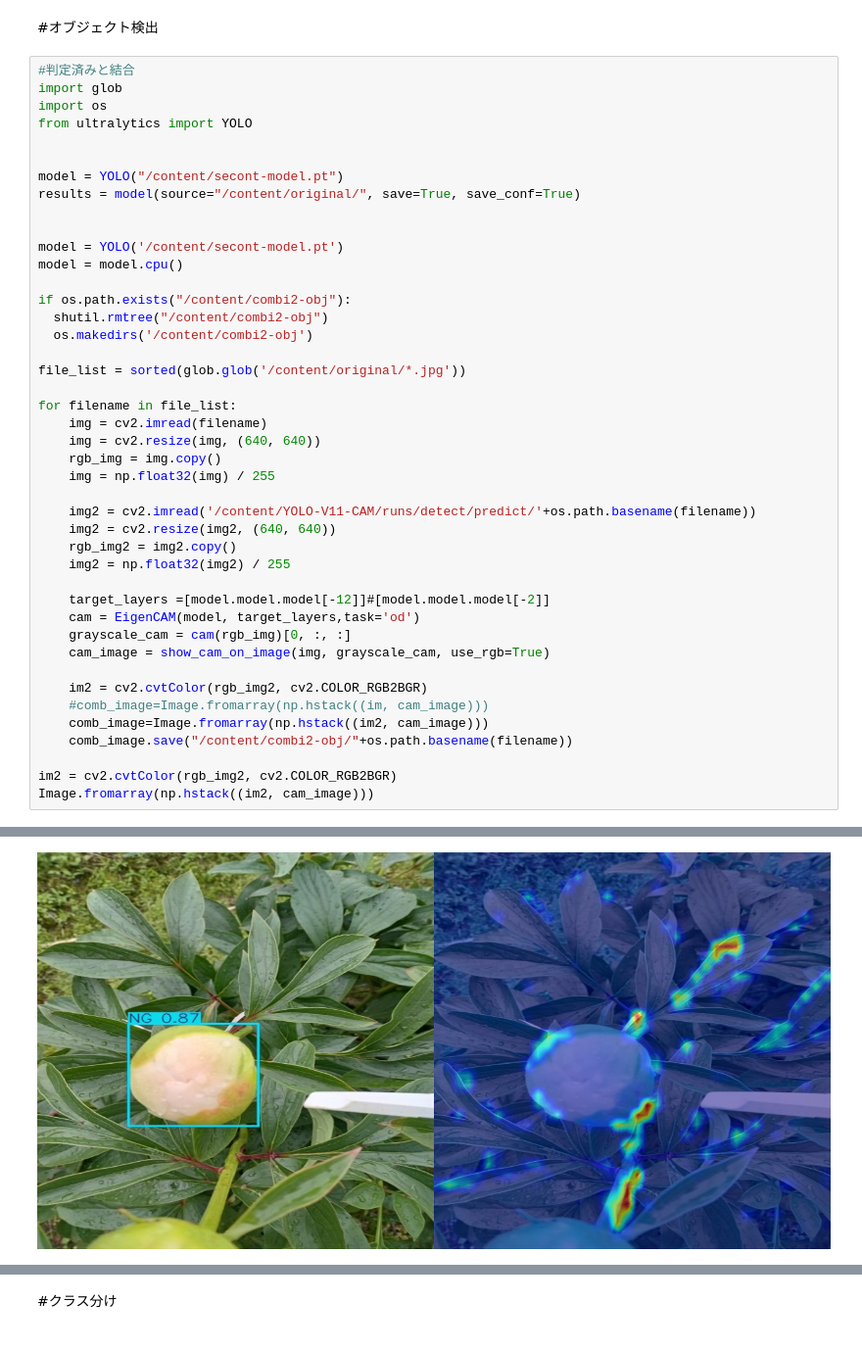
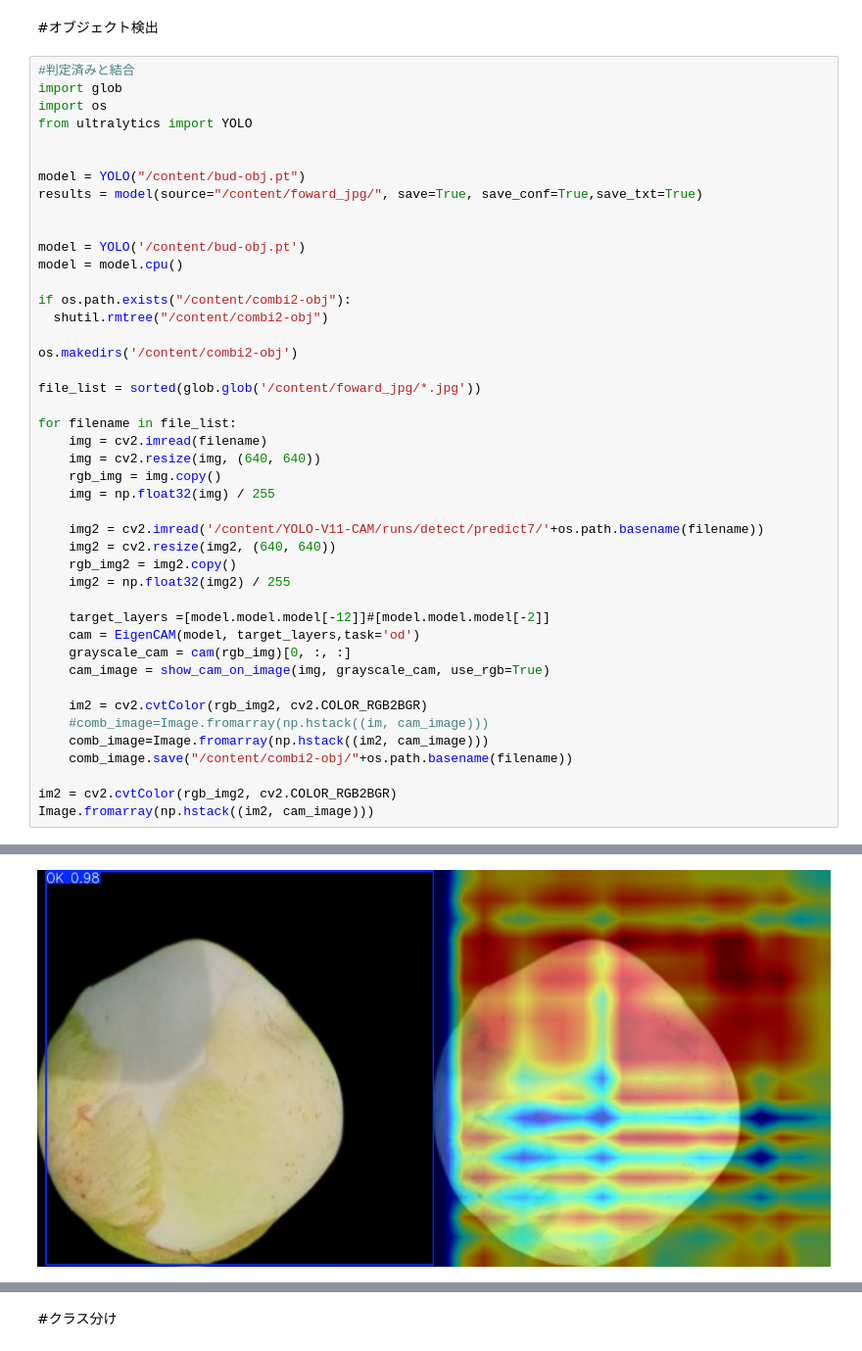
Before and after one commit to 1900690/heatmap_yolo, a Jupyter notebook: image-heatmaps.ipynb, the cells around one changed output, grey strips where cells are left out. Shown at 98% size. Saved outputs shown, nothing was run; the diff lists cells and outputs as text.

```diff
--- a/image-heatmaps.ipynb
+++ b/image-heatmaps.ipynb
@@ -65,18 +77,19 @@ import os
 from ultralytics import YOLO
 
 
-model = YOLO("/content/secont-model.pt")
-results = model(source="/content/original/", save=True, save_conf=True)
+model = YOLO("/content/bud-obj.pt")
+results = model(source="/content/foward_jpg/", save=True, save_conf=True,save_txt=True)
 
 
-model = YOLO('/content/secont-model.pt')
+model = YOLO('/content/bud-obj.pt')
 model = model.cpu()
 
 if os.path.exists("/content/combi2-obj"):
   shutil.rmtree("/content/combi2-obj")
-  os.makedirs('/content/combi2-obj')
 
-file_list = sorted(glob.glob('/content/original/*.jpg'))
+os.makedirs('/content/combi2-obj')
+
+file_list = sorted(glob.glob('/content/foward_jpg/*.jpg'))
 
 for filename in file_list:
     img = cv2.imread(filename)
@@ -84,7 +97,7 @@ for filename in file_list:
     rgb_img = img.copy()
     img = np.float32(img) / 255
 
-    img2 = cv2.imread('/content/YOLO-V11-CAM/runs/detect/predict/'+os.path.basename(filename))
+    img2 = cv2.imread('/content/YOLO-V11-CAM/runs/detect/predict7/'+os.path.basename(filename))
     img2 = cv2.resize(img2, (640, 640))
     rgb_img2 = img2.copy()
     img2 = np.float32(img2) / 255
@@ -111,4 +135,4 @@ Speed: 4.0ms preprocess, 2059.0ms inference, 0.8ms postprocess per image at shap
-[figure, old version]
+[figure, new version]
 # %%
 #@markdown 作ったファイルをダウンロード
 import shutil
```
Also changed, not shown: parts of 5 cells of this notebook.
